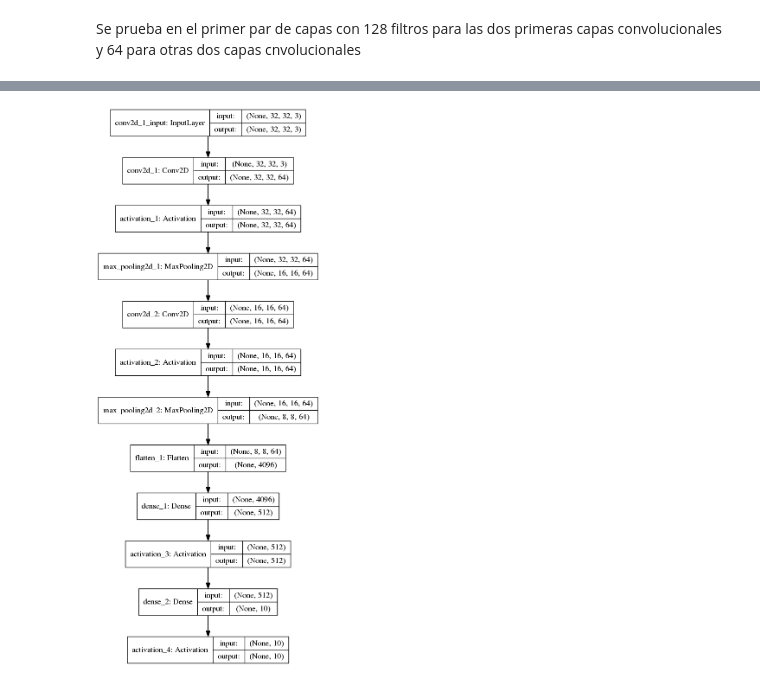
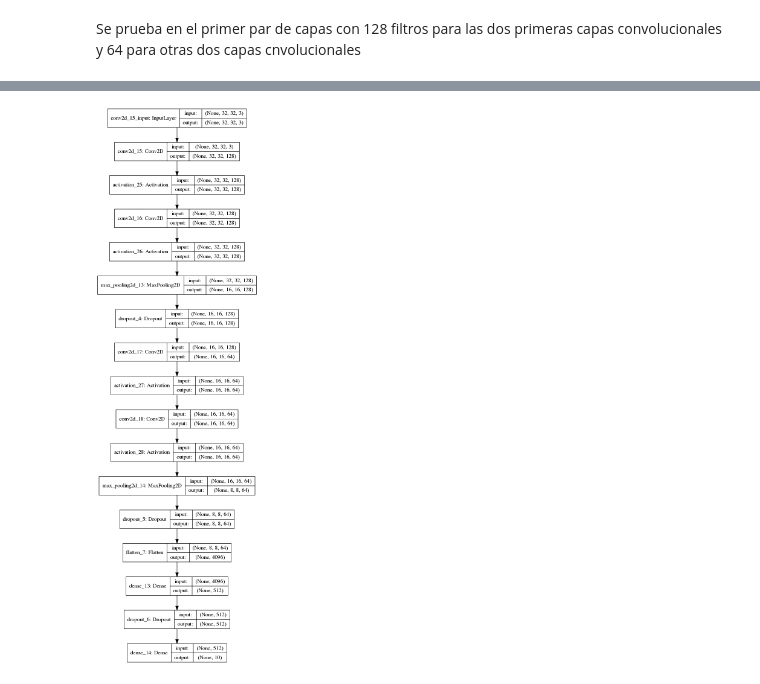
Before and after one commit to MrSutra/NeuralNetworks-1, a Jupyter notebook: Pregunta 3.ipynb, the cells around one changed output, grey strips where cells are left out. Cells and saved outputs as stored; diff of their text form; code cells hidden in the pictures.

```diff
--- a/Pregunta 3.ipynb
+++ b/Pregunta 3.ipynb
@@ -626,10 +678,10 @@ Trainable params: 2,364,682
 Non-trainable params: 0
 _________________________________________________________________
 # %%
-plot_model(model, to_file='model_2c_128_64_rmsprop.png', show_shapes=True)
+plot_model(model_2c_128_64, to_file='model_2c_128_64_rmsprop.png', show_shapes=True)
 Image(filename='model_2c_128_64_rmsprop.png')
 # %% [output]
-[figure, old version]
+[figure, new version]
 # %%
 opt = rmsprop(lr=0.001, decay=1e-6)
 model_2c_128_64.compile(optimizer=opt, loss='categorical_crossentropy', metrics=['acc'])
```
Also changed, not shown: parts of 65 cells of this notebook, 13 other files.
